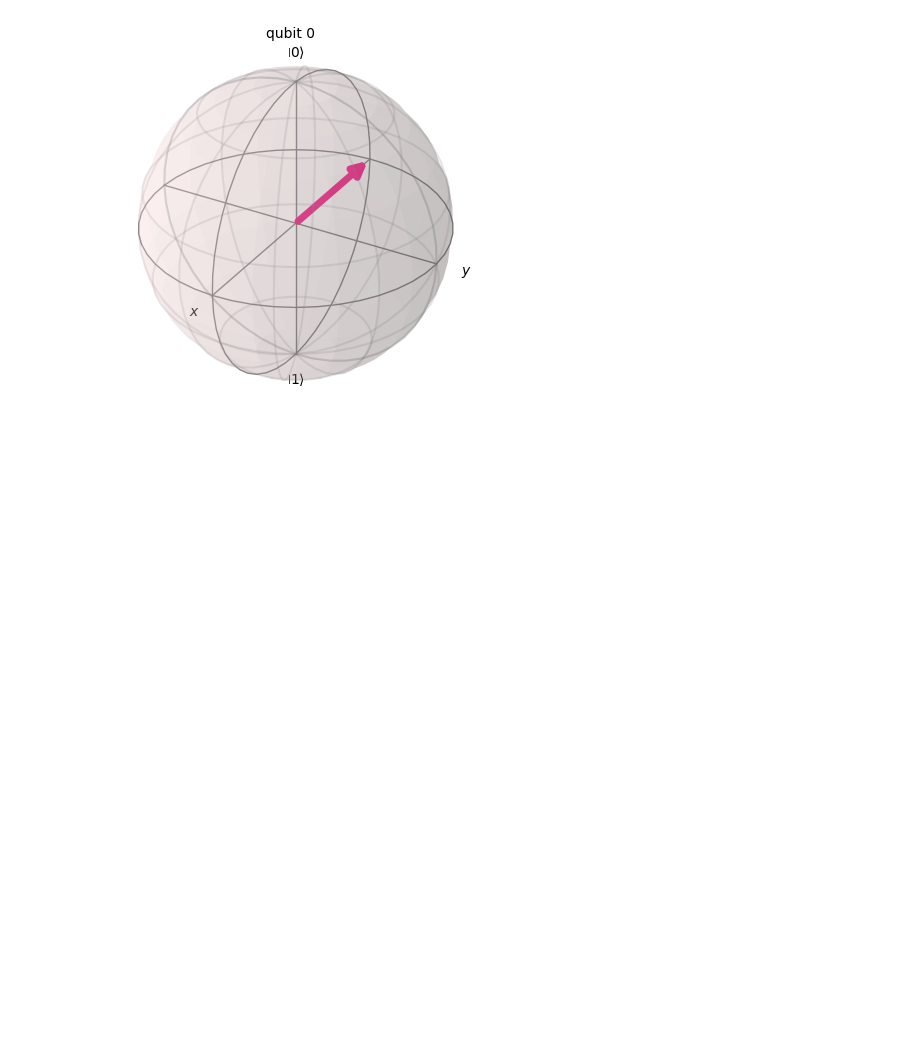
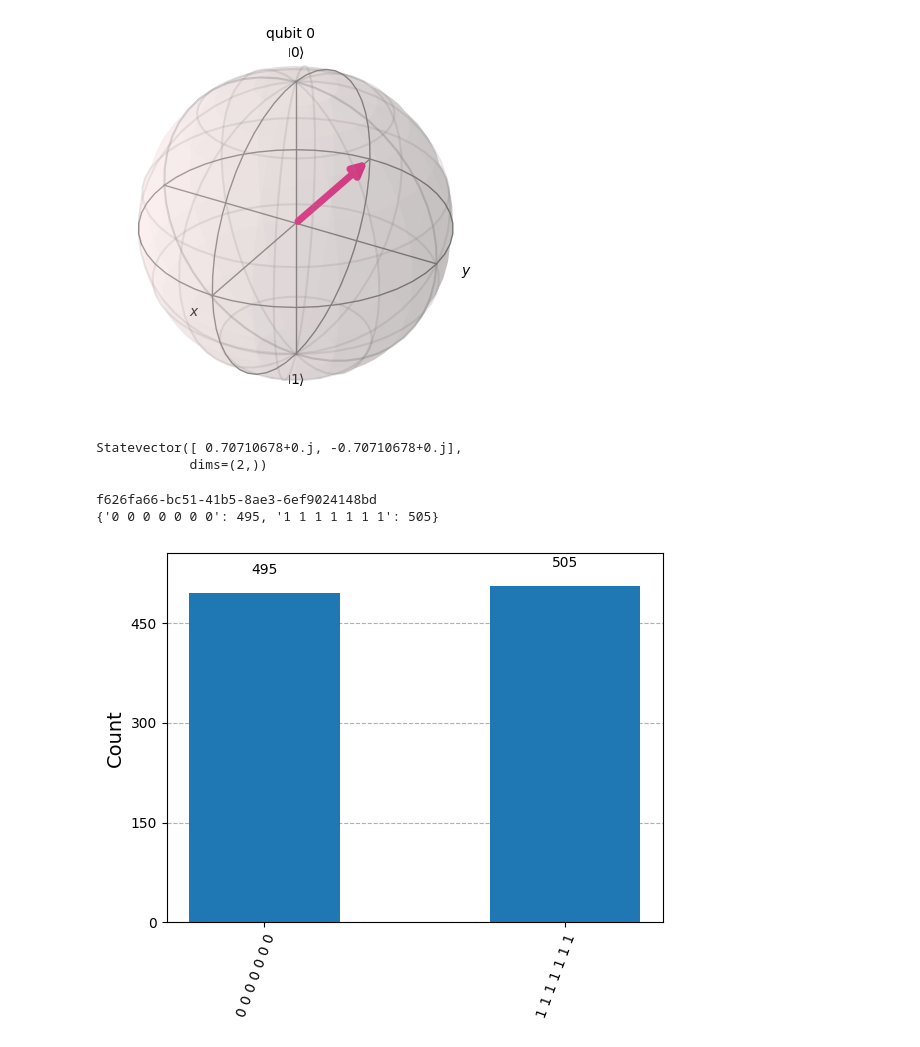
Before and after one commit to akosior/QCA_notebooks, a Jupyter notebook: ch3/ch3.ipynb, the cells around one changed output. Cells and saved outputs as stored; diff of their text form; code cells hidden in the pictures; blank space fills up the shorter version.

```diff
--- a/ch3/ch3.ipynb
+++ b/ch3/ch3.ipynb
@@ -14,3 +14,30 @@ vector = Statevector(circuit)
 display(plot_bloch_multivector(vector.data))
 # %% [output]
 [figure]
+# %%
+print(vector)
+# %% [output]
+Statevector([ 0.70710678+0.j, -0.70710678+0.j],
+            dims=(2,))
+# %%
+from qiskit import transpile
+from qiskit_aer import Aer
+from qiskit.visualization import plot_histogram
+
+device = Aer.get_backend('qasm_simulator')
+
+circuit.measure_all()
+
+new_circuit = transpile(circuit, backend=device)
+job = device.run(new_circuit, shots=1000)
+print(job.job_id())
+
+result = job.result()
+counts = result.get_counts(circuit)
+print(counts)
+
+plot_histogram(counts)
+# %% [output]
+f626fa66-bc51-41b5-8ae3-6ef9024148bd
+{'0 0 0 0 0 0 0': 495, '1 1 1 1 1 1 1': 505}
+[figure, added]
```
Also changed, not shown: 4 other files.
